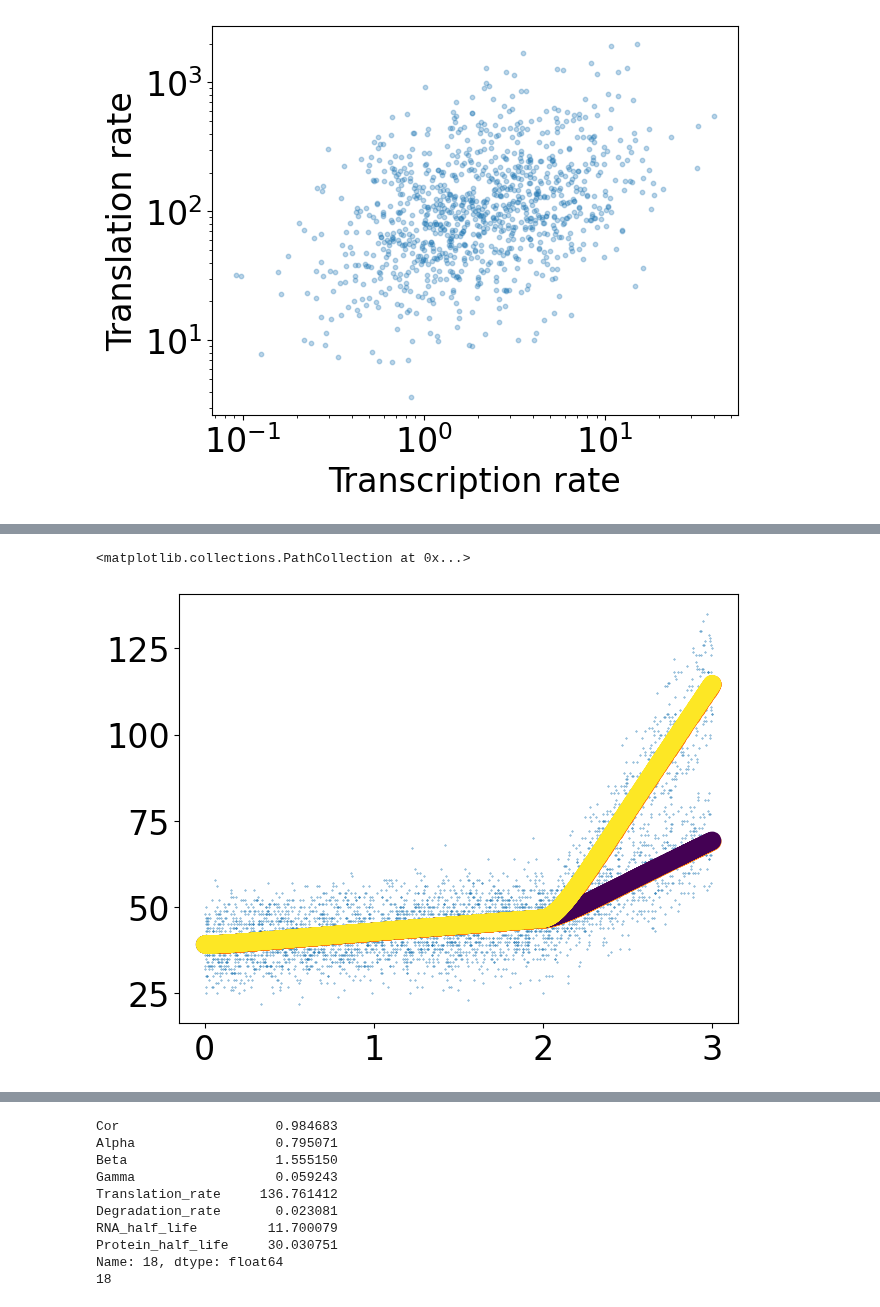
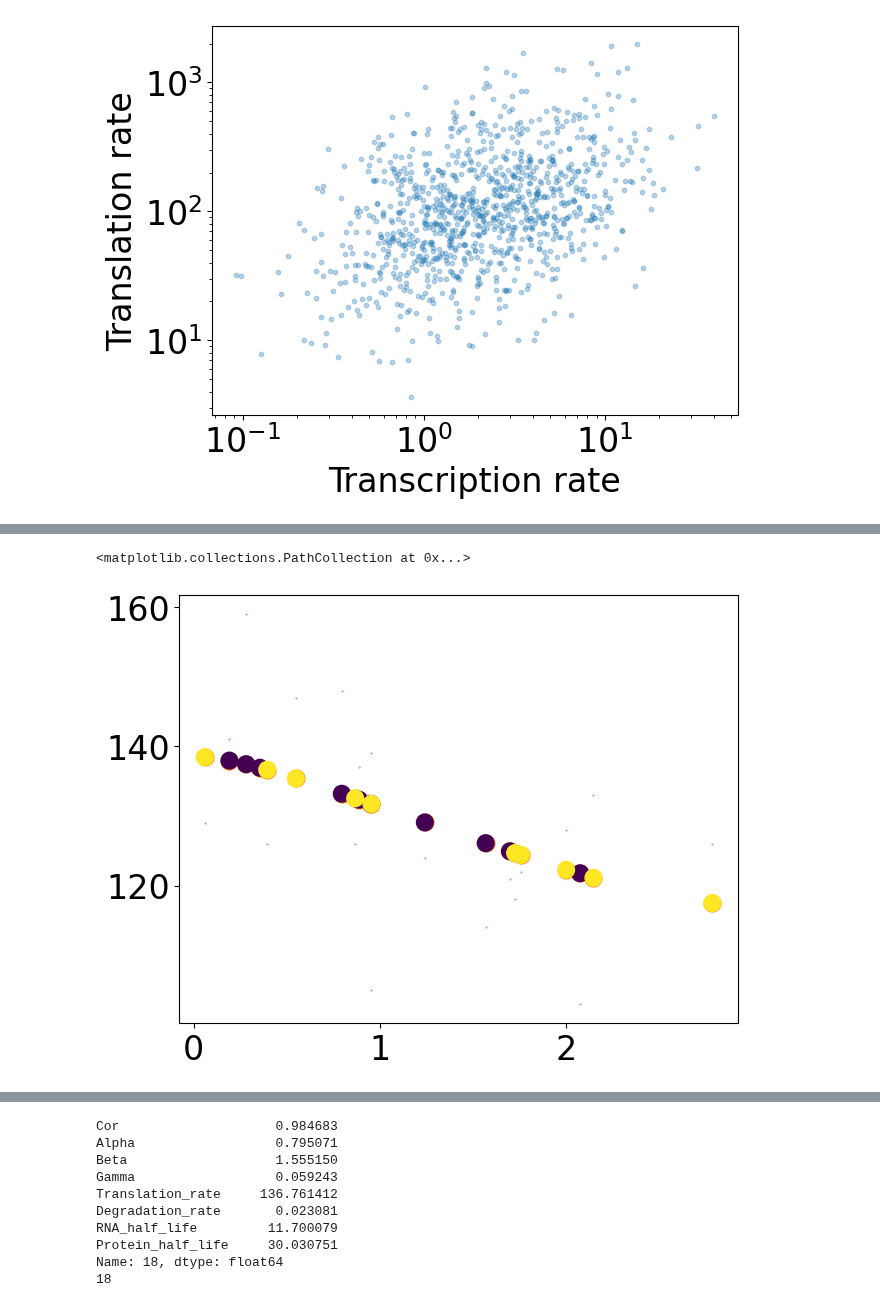
Before and after one commit to reliscu/chronocell_simulations, a Jupyter notebook: simulate_data.ipynb, the cells around one changed output, grey strips where cells are left out. Saved outputs shown, nothing was run; the diff lists cells and outputs as text; code cells hidden in the pictures.

```diff
--- a/simulate_data.ipynb
+++ b/simulate_data.ipynb
@@ -114,8 +114,8 @@ plt.xscale('log')
 # %%
 # Simulate data
 
-n = 2000 # No. cells per lineage
-p = 500 # No. genes
+n = 10 # No. cells per lineage
+p = 10 # No. genes
 m = 101 # No. time steps
 
 topo = np.array([[0, 1, 2], [0, 1, 3]])
@@ -167,9 +169,9 @@ phi[:,-1] = np.random.lognormal(deg_rate_mu, deg_rate_sd, size=p) # Degradation
 # %%
-idx = 30
+idx = 1
 plt.scatter(true_t, X[:, idx, 1], s=.1)
 plt.scatter(true_t, Y[:, idx, 1])
 plt.scatter(true_t, Y[:, idx, 1], c=true_l)
 # %% [output]
 <matplotlib.collections.PathCollection at 0x...>
-[figure, old version]
+[figure, new version]
 # %%
```
Also changed, not shown: parts of 9 cells of this notebook, 1 other file.
